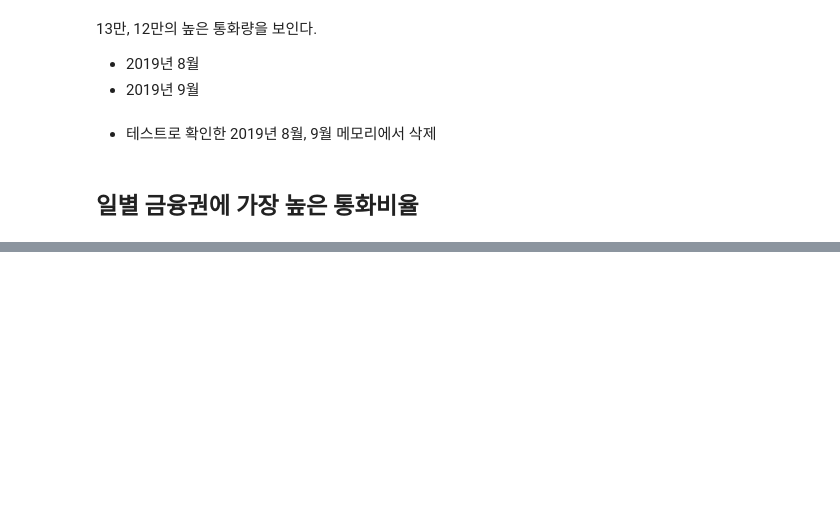
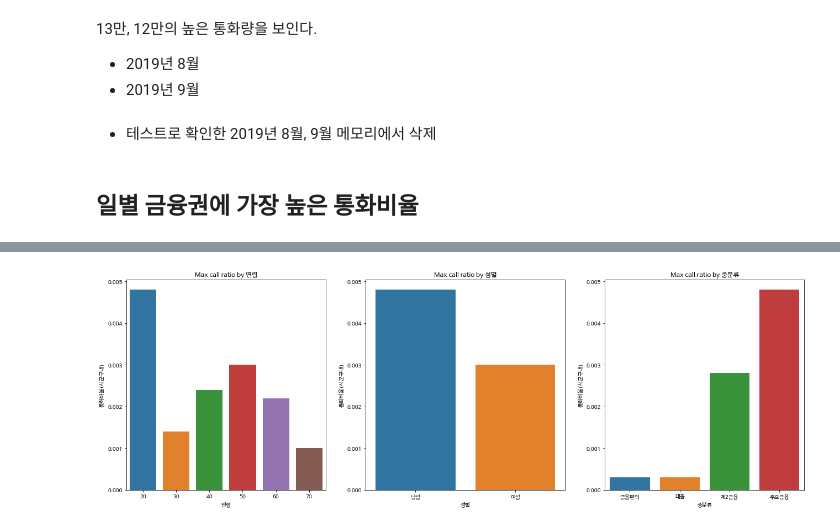
Before and after one commit to wiv33/A-Learning-python, a Jupyter notebook: machine-learning/_000_hello_machine/_000_basic/_012_visualization/sk_call_data.ipynb, the cells around one changed output, grey strips where cells are left out. Cells and saved outputs as stored; diff of their text form; code cells hidden in the pictures; blank space fills up the shorter version.

```diff
--- a/machine-learning/_000_hello_machine/_000_basic/_012_visualization/sk_call_data.ipynb
+++ b/machine-learning/_000_hello_machine/_000_basic/_012_visualization/sk_call_data.ipynb
@@ -600,0 +657,9 @@ day_df.head(1)
+# %%
+top_12_date = ['2020-01-10', '2019-11-08', '2019-10-10',
+               '2019-12-10', '2020-02-10', '2020-03-10',
+               '2019-11-25', '2019-11-11', '2020-04-10',
+               '2020-01-02', '2019-12-20', '2019-11-26']
+
+
+max_call_ratio = df[df['일자'].isin(top_12_date)].groupby('대분류').get_group('금융편의')
+max_call_ratio
@@ -600,0 +680,22 @@ day_df.head(1)
+# %%
+def hist_by_call_ratio(inner_df, group_list, visit_col):
+  flg, ax = plt.subplots(1, len(group_list), figsize=(22, 7))
+  axes = ax.flatten()
+  assert len(axes) == len(group_list)
+
+  for a, group in zip(axes, group_list):
+    a.set_title(f'Max call ratio by {group}')
+
+    temp_data = inner_df.groupby(group)[[visit_col]].max().reset_index()
+
+    res = sns.barplot(x=group,
+                      y=visit_col,
+                      data=temp_data,
+                      ax=a)
+
+    res.set_xticklabels(res.get_xticklabels(),
+                        rotation=0)
+# %%
+hist_by_call_ratio(max_call_ratio, ['연령', '성별', '중분류'], '통화비율(시군구내)')
+# %% [output]
+[figure, added]
```
Also changed, not shown: parts of 8 cells of this notebook.
